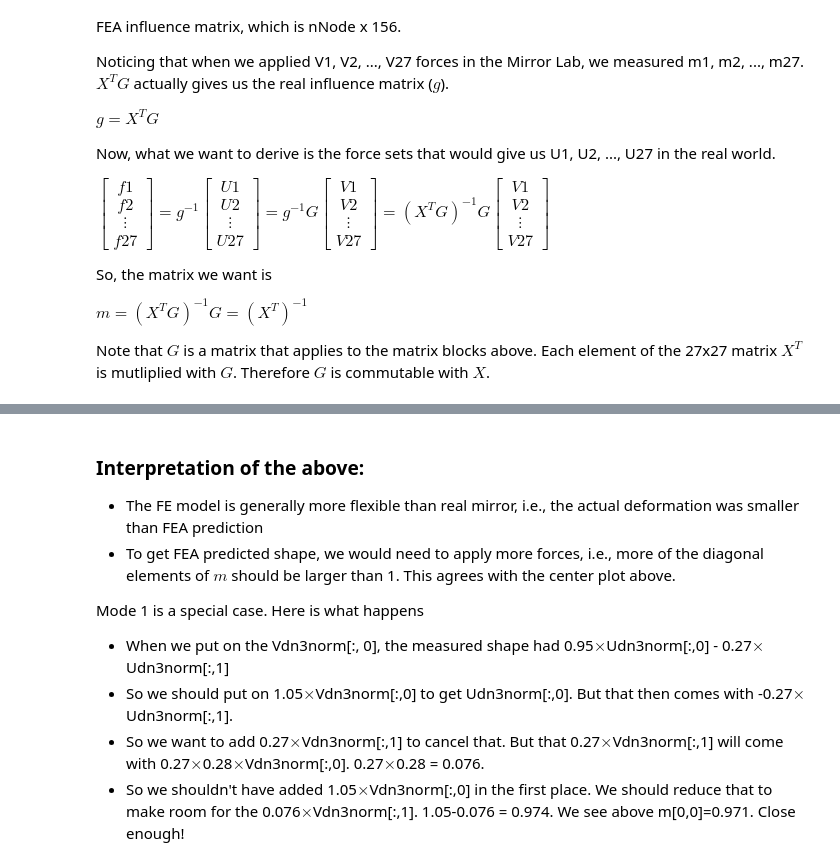
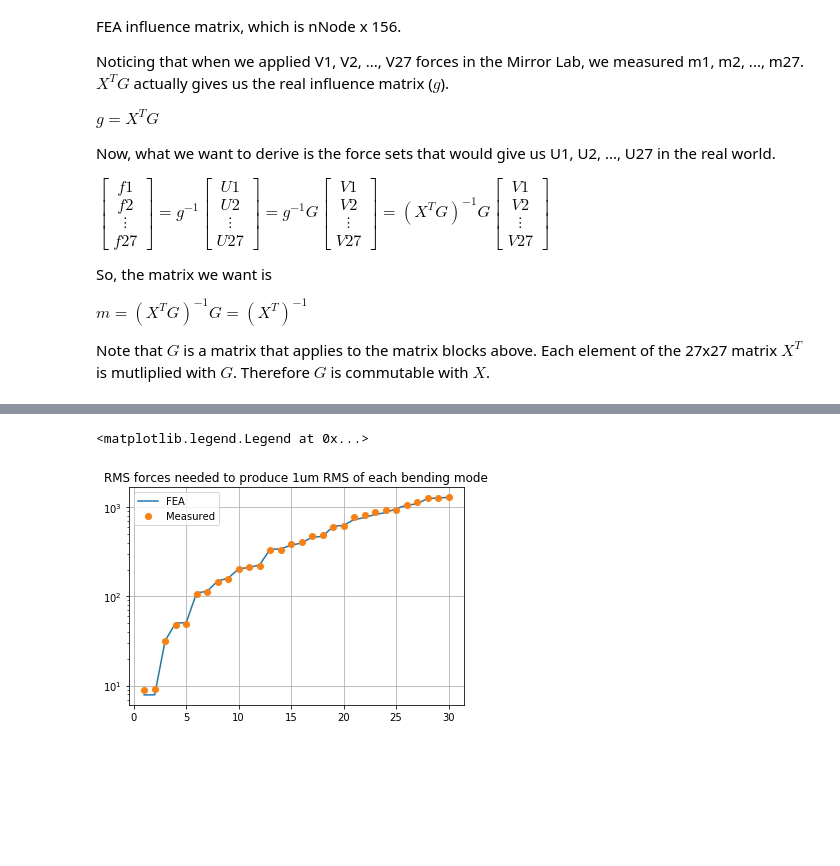
Before and after one commit to bxin/M1M3_ML, a Jupyter notebook: finalBendingModes.ipynb, the cells around one changed output, grey strips where cells are left out. Saved outputs shown, nothing was run; the diff lists cells and outputs as text; code cells hidden in the pictures; blank space fills up the shorter version.

Commit message:
Fixed LSST bending mode fits

```diff
--- a/finalBendingModes.ipynb
+++ b/finalBendingModes.ipynb
@@ -116,11 +86 @@ array([ 9.71122596e-01,  2.81116430e-01, -2.65928799e-03, -1.24567730e-03,
-# %% [markdown]
-### Interpretation of the above:
-* The FE model is generally more flexible than real mirror, i.e., the actual deformation was smaller than FEA prediction
-* To get FEA predicted shape, we would need to apply more forces, i.e., more of the diagonal elements of $m$ should be larger than 1. This agrees with the center plot above.
-
-Mode 1 is a special case. Here is what happens
-* When we put on the Vdn3norm[:, 0], the measured shape had 0.95$\times$Udn3norm[:,0] - 0.27$\times$Udn3norm[:,1]
-* So we should put on 1.05$\times$Vdn3norm[:,0] to get Udn3norm[:,0]. But that then comes with -0.27$\times$Udn3norm[:,1].
-* So we want to add 0.27$\times$Vdn3norm[:,1] to cancel that. But that 0.27$\times$Vdn3norm[:,1] will come with 0.27$\times$0.28$\times$Vdn3norm[:,0]. 0.27$\times$0.28 = 0.076.
-* So we shouldn't have added 1.05$\times$Vdn3norm[:,0] in the first place. We should reduce that to make room for the 0.076$\times$Vdn3norm[:,1]. 1.05-0.076 = 0.974. We see above m[0,0]=0.971. Close enough!
 # %%
@@ -127,2 +88,19 @@ Mode 1 is a special case. Here is what happens
 aa = np.hstack([nodeID, bx, by, Udn3norm])
 np.savetxt('data/M1M3_1um_156_grid.txt', aa, fmt = '%.6e')
+# %%
+# if we take into accout the XTalk to come up with new forces.
+fx = Vdn3norm.copy() # we will leave forces for mode 28 and up untouched.
+fx[:, :27] = 0
+for i in range(27):
+    for j in range(27):
+        fx[:,i] = fx[:, i]+m[i,j]*Vdn3norm[:,j]
+# %%
+#check that we didn't seriously mess up
+plt.semilogy(range(1,31), np.std(Vdn3norm[:,:30], axis=0), label='FEA')
+plt.semilogy(range(1,31), np.std(fx[:,:30], axis=0),'o', label='Measured')
+plt.title('RMS forces needed to produce 1um RMS of each bending mode')
+plt.grid()
+plt.legend()
+# %% [output]
+<matplotlib.legend.Legend at 0x...>
+[figure, added]
```
Also changed, not shown: parts of 15 cells of this notebook, 4 other files.
